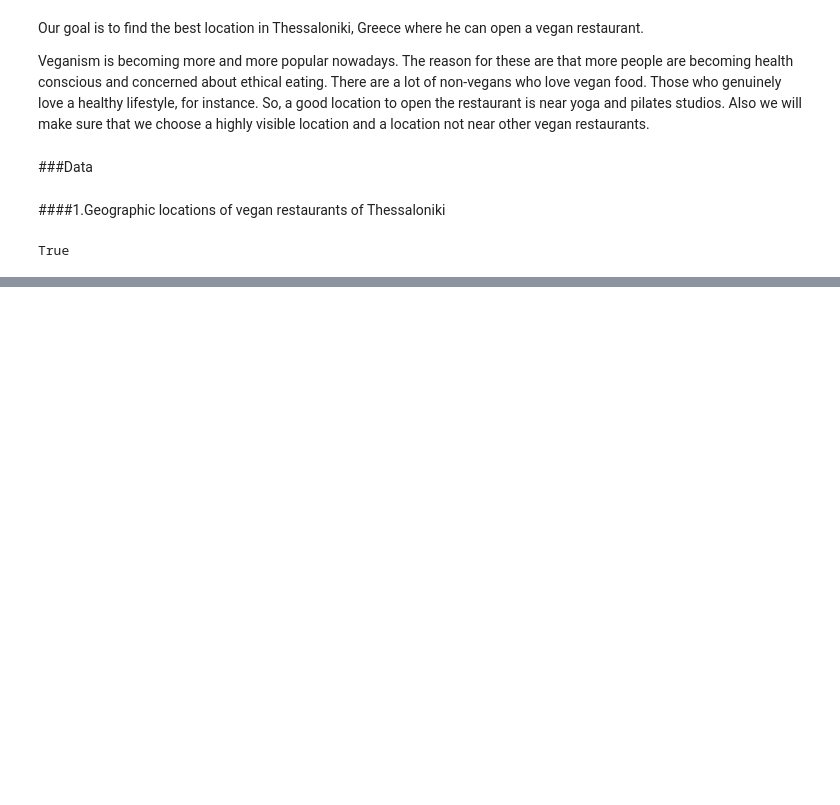
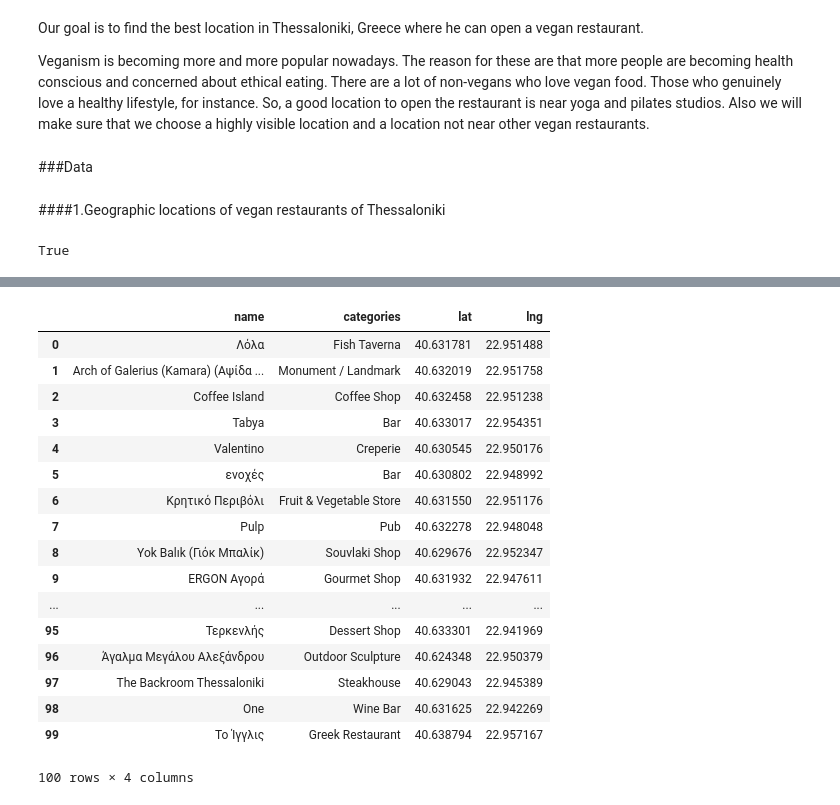
Before and after one commit to Dimitrah/Coursera_Capstone, a Jupyter notebook: The Battle of Neighborhoods.ipynb, the cells around one changed output, grey strips where cells are left out. Drawn from its saved outputs; the diff is of its cells as text; code cells hidden in the pictures; blank space fills up the shorter version.

Commit message:
venues nearby

```diff
--- a/The Battle of Neighborhoods.ipynb
+++ b/The Battle of Neighborhoods.ipynb
@@ -40,7 +40,7 @@ secret_id = getenv('CLIENT_SECRET')
 VERSION = '20180605'
 #login(api_id, secret_id)
 # %%
-Thessaloniki=[40.736851, 22.920227]
+Thessaloniki=[40.63201814602347,22.951599874023486]
 # %%
 LIMIT = 100 # limit of number of venues returned by Foursquare API
 radius = 2000 # define radius
@@ -89,0 +93,16 @@ def get_category_type(row):
+# %%
+venues = results['response']['groups'][0]['items']
+
+nearby_venues = json_normalize(venues) # flatten JSON
+
+# filter columns
+filtered_columns = ['venue.name', 'venue.categories', 'venue.location.lat', 'venue.location.lng']
+nearby_venues =nearby_venues.loc[:, filtered_columns]
+
+# filter the category for each row
+nearby_venues['venue.categories'] = nearby_venues.apply(get_category_type, axis=1)
+
+# clean columns
+nearby_venues.columns = [col.split(".")[-1] for col in nearby_venues.columns]
+
+nearby_venues.head()
@@ -89,0 +116,21 @@ def get_category_type(row):
+# %%
+nearby_venues
+# %% [output]
+|  | name | categories | lat | lng |
+| 0 | Λόλα | Fish Taverna | 40.631781 | 22.951488 |
+| 1 | Arch of Galerius (Kamara) (Αψίδα ... | Monument / Landmark | 40.632019 | 22.951758 |
+| 2 | Coffee Island | Coffee Shop | 40.632458 | 22.951238 |
+| 3 | Tabya | Bar | 40.633017 | 22.954351 |
+| 4 | Valentino | Creperie | 40.630545 | 22.950176 |
+| 5 | ενοχές | Bar | 40.630802 | 22.948992 |
+| 6 | Κρητικό Περιβόλι | Fruit & Vegetable Store | 40.631550 | 22.951176 |
+| 7 | Pulp | Pub | 40.632278 | 22.948048 |
+| 8 | Yok Balık (Γιόκ Μπαλίκ) | Souvlaki Shop | 40.629676 | 22.952347 |
+| 9 | ERGON Αγορά | Gourmet Shop | 40.631932 | 22.947611 |
+| ... | ... | ... | ... | ... |
+| 95 | Τερκενλής | Dessert Shop | 40.633301 | 22.941969 |
+| 96 | Άγαλμα Μεγάλου Αλεξάνδρου | Outdoor Sculpture | 40.624348 | 22.950379 |
+| 97 | The Backroom Thessaloniki | Steakhouse | 40.629043 | 22.945389 |
+| 98 | One | Wine Bar | 40.631625 | 22.942269 |
+| 99 | Το Ίγγλις | Greek Restaurant | 40.638794 | 22.957167 |
+100 rows × 4 columns
```
Also changed, not shown: parts of 4 cells of this notebook.
